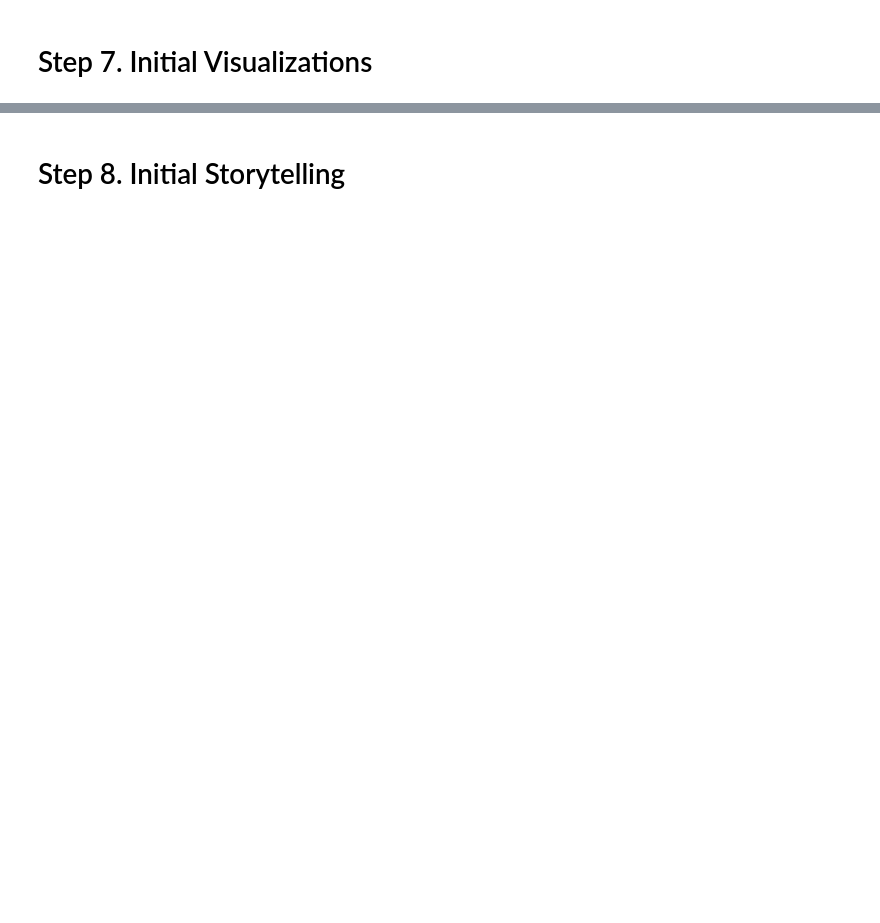
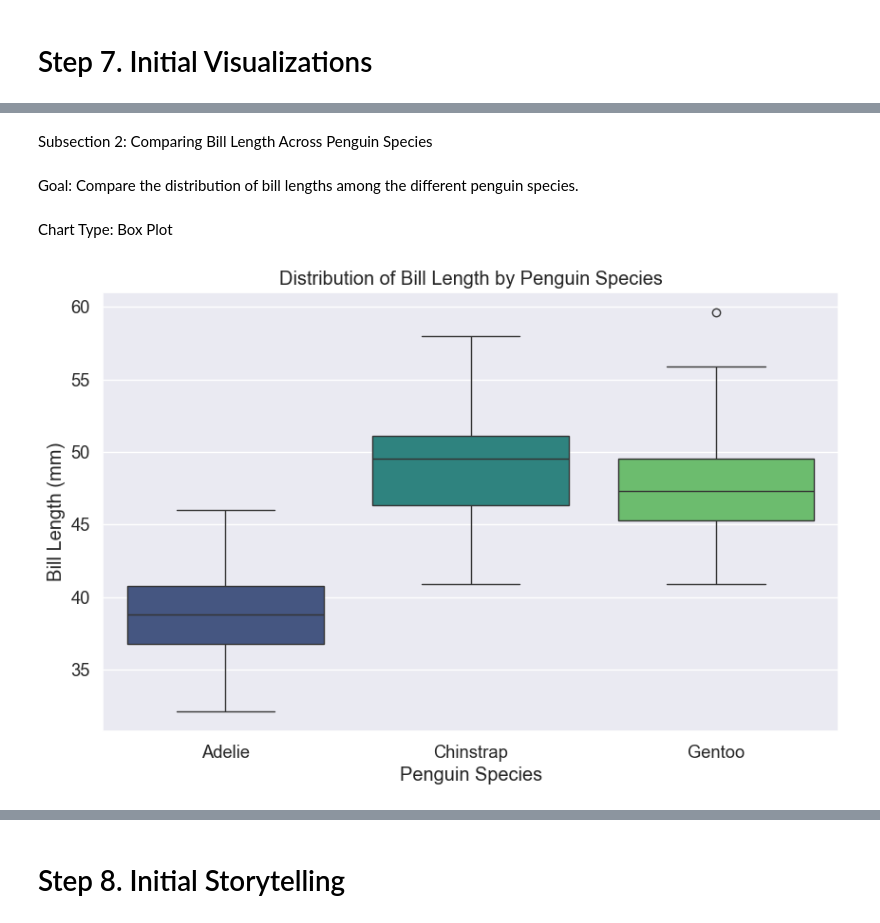
Before and after one commit to albertokabore/datafun-06-eda, a Jupyter notebook: Albertkabore_eda.ipynb, the cells around one changed output, grey strips where cells are left out. Saved outputs shown, nothing was run; the diff lists cells and outputs as text; code cells hidden in the pictures; blank space fills up the shorter version.

```diff
--- a/Albertkabore_eda.ipynb
+++ b/Albertkabore_eda.ipynb
@@ -401,0 +376,17 @@ The plot indicates that Virginica has a larger sepal area compared to Setosa and
+# %% [markdown]
+Subsection 2: Comparing Bill Length Across Penguin Species
+# %% [markdown]
+Goal: Compare the distribution of bill lengths among the different penguin species.
+# %% [markdown]
+Chart Type: Box Plot
+# %%
+# Box plot for bill length
+plt.figure(figsize=(10, 6))
+box_plot = sns.boxplot(data=df, x="Penguin Species", y="bill_length_mm", hue="Penguin Species", palette="viridis", dodge=False)
+box_plot.set_xlabel("Penguin Species")
+box_plot.set_ylabel("Bill Length (mm)")
+box_plot.set_title("Distribution of Bill Length by Penguin Species")
+plt.legend([],[], frameon=False)  # Removes the legend since we are only using hue for color
+plt.show()
+# %% [output]
+[figure, added]
```
Also changed, not shown: parts of 76 cells of this notebook, 1 other file.
